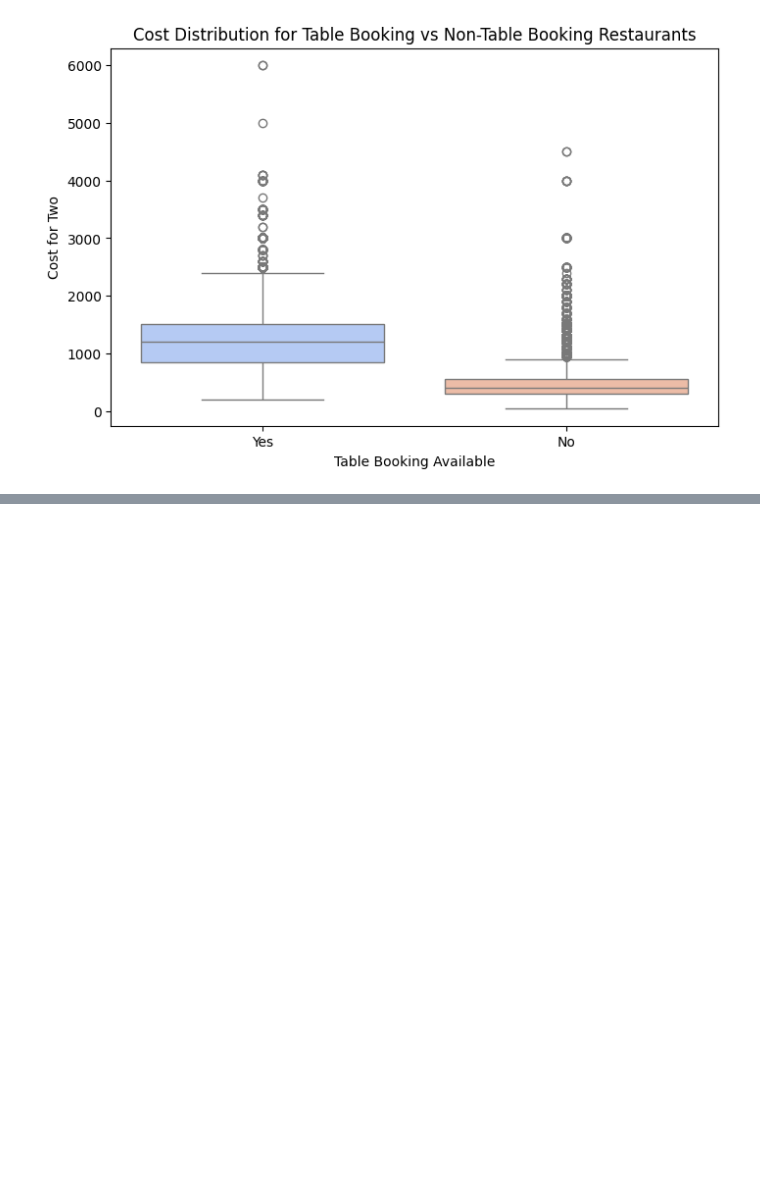
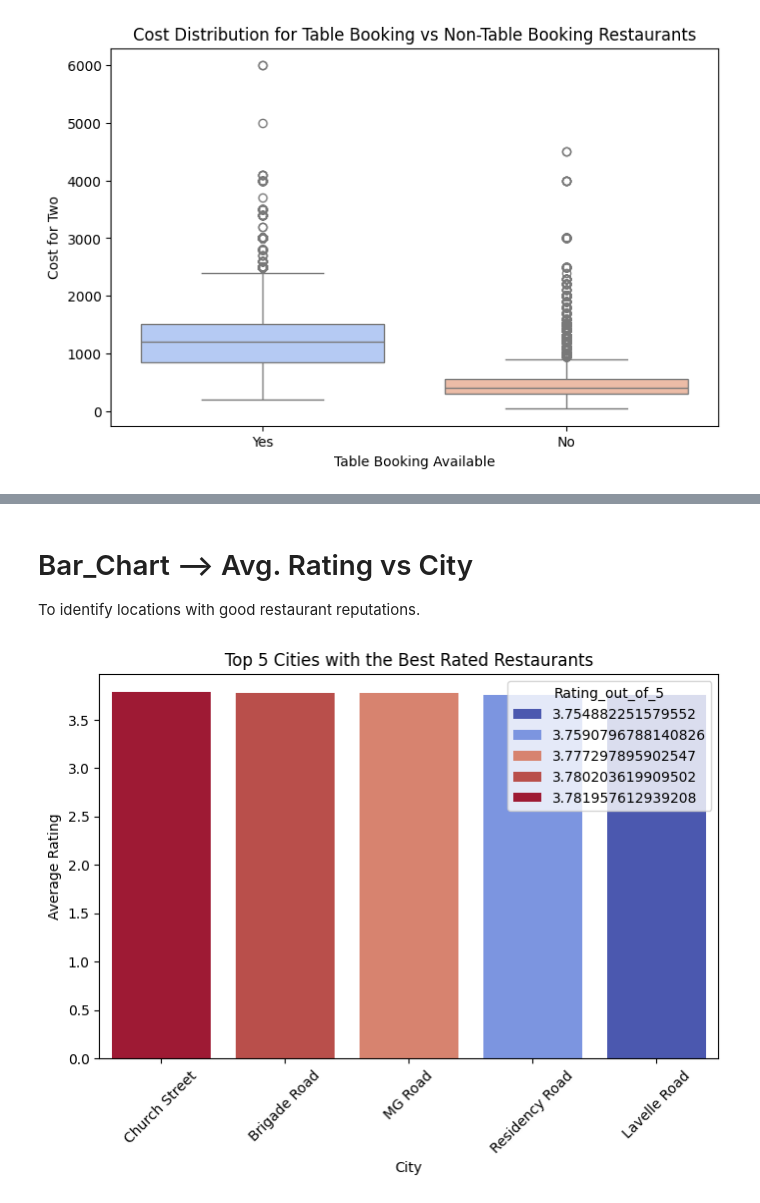
Before and after one commit to Shourya-gupta-01/Zomato_Dataset, a Jupyter notebook: analysis.ipynb, the cells around one changed output, grey strips where cells are left out. Cells and saved outputs as stored; diff of their text form; code cells hidden in the pictures; blank space fills up the shorter version.

```diff
--- a/analysis.ipynb
+++ b/analysis.ipynb
@@ -144,0 +159,16 @@ plt.show()
+# %% [markdown]
+# Bar_Chart --> Avg. Rating vs City
+
+To identify locations with good restaurant reputations.
+# %%
+city_ratings = df.groupby('City')['Rating_out_of_5'].mean().sort_values(ascending=False).head(5)
+
+plt.figure(figsize=(8, 5))
+sns.barplot(x=city_ratings.index, y=city_ratings.values, hue=city_ratings, palette="coolwarm")
+plt.xlabel("City")
+plt.ylabel("Average Rating")
+plt.title("Top 5 Cities with the Best Rated Restaurants")
+plt.xticks(rotation=45)
+plt.show()
+# %% [output]
+[figure, added]
```
Also changed, not shown: parts of 16 cells of this notebook.
